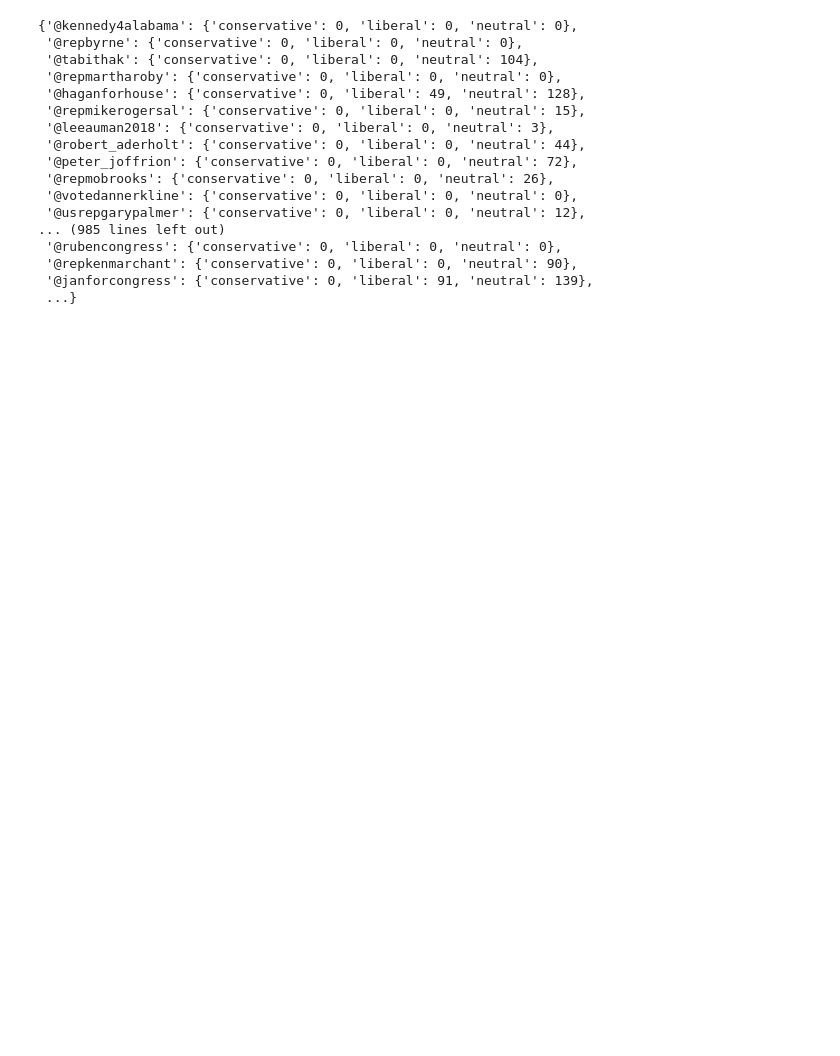
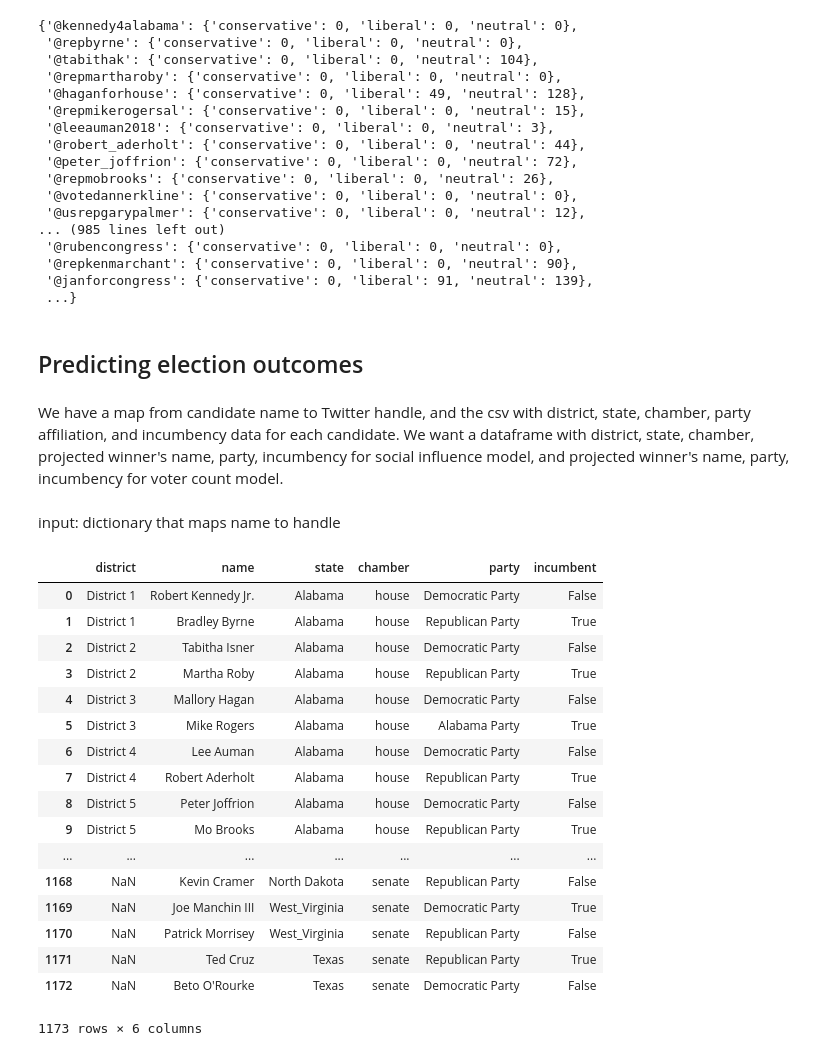
Before and after one commit to andrew-shackelford/Harvard_Twitter_Research_2018, a Jupyter notebook: midterm_predictions/midterm_predictions.ipynb, the cells around one changed output. Saved outputs shown, nothing was run; the diff lists cells and outputs as text; code cells hidden in the pictures; blank space fills up the shorter version.

```diff
--- a/midterm_predictions/midterm_predictions.ipynb
+++ b/midterm_predictions/midterm_predictions.ipynb
@@ -276,3 +262,9 @@ partisan_tweets_per_candidate
  '@repkenmarchant': {'conservative': 0, 'liberal': 0, 'neutral': 90},
  '@janforcongress': {'conservative': 0, 'liberal': 91, 'neutral': 139},
  ...}
+# %% [markdown]
+## Predicting election outcomes
+# %% [markdown]
+We have a map from candidate name to Twitter handle, and the csv with district, state, chamber, party affiliation, and incumbency data for each candidate. We want a dataframe with district, state, chamber, projected winner's name, party, incumbency for social influence model, and projected winner's name, party, incumbency for voter count model.
+# %% [markdown]
+input: dictionary that maps name to handle
@@ -278,0 +273,21 @@ partisan_tweets_per_candidate
+# %%
+candidate_data
+# %% [output]
+|  | district | name | state | chamber | party | incumbent |
+| 0 | District 1 | Robert Kennedy Jr. | Alabama | house | Democratic Party | False |
+| 1 | District 1 | Bradley Byrne | Alabama | house | Republican Party | True |
+| 2 | District 2 | Tabitha Isner | Alabama | house | Democratic Party | False |
+| 3 | District 2 | Martha Roby | Alabama | house | Republican Party | True |
+| 4 | District 3 | Mallory Hagan | Alabama | house | Democratic Party | False |
+| 5 | District 3 | Mike Rogers | Alabama | house | Alabama Party | True |
+| 6 | District 4 | Lee Auman | Alabama | house | Democratic Party | False |
+| 7 | District 4 | Robert Aderholt | Alabama | house | Republican Party | True |
+| 8 | District 5 | Peter Joffrion | Alabama | house | Democratic Party | False |
+| 9 | District 5 | Mo Brooks | Alabama | house | Republican Party | True |
+| ... | ... | ... | ... | ... | ... | ... |
+| 1168 | NaN | Kevin Cramer | North Dakota | senate | Republican Party | False |
+| 1169 | NaN | Joe Manchin III | West_Virginia | senate | Democratic Party | True |
+| 1170 | NaN | Patrick Morrisey | West_Virginia | senate | Republican Party | False |
+| 1171 | NaN | Ted Cruz | Texas | senate | Republican Party | True |
+| 1172 | NaN | Beto O'Rourke | Texas | senate | Democratic Party | False |
+1173 rows × 6 columns
```
Also changed, not shown: parts of 28 cells of this notebook, 1 other file.
